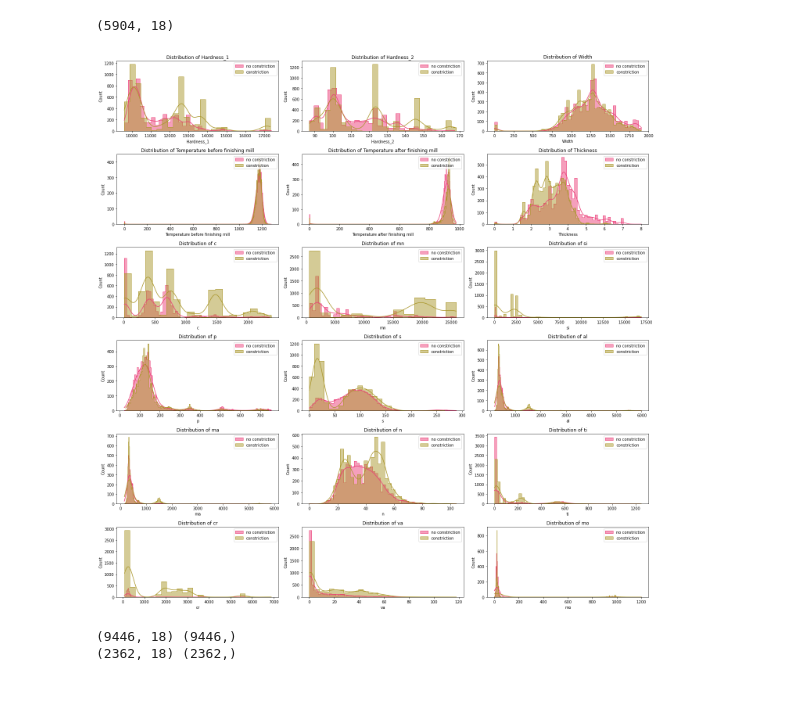
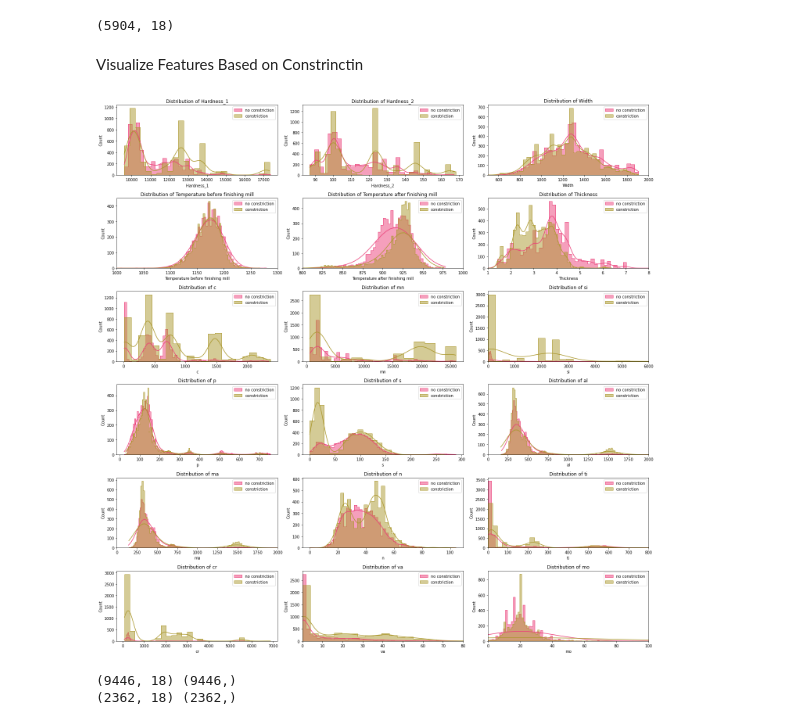
Before and after one commit to HavvaEb/ArcelorMittal_project, a Jupyter notebook: classification.ipynb, the cells around one changed output. Drawn from its saved outputs; the diff is of its cells as text; code cells hidden in the pictures; blank space fills up the shorter version.

```diff
--- a/classification.ipynb
+++ b/classification.ipynb
@@ -113,20 +113,43 @@ x1 = X_resampled[y_resampled==1]
 x1.shape
 # %% [output]
 (5904, 18)
+# %% [markdown]
+Visualize Features Based on Constrinctin
 # %%
 feature_cols=x0.columns[0:18].to_numpy()
 plt.figure(figsize=(20,20))
 for i,col in enumerate(feature_cols):
     plt.subplot(6,3,i+1)
     sns.histplot(data=x0,x=col,kde=True,element='step',color='#EC407A')
     sns.histplot(data=x1,x=col,kde=True,element='step',color='#AB982E')
     plt.legend(labels=['no constriction','_nolegend_','constriction','_nolegend_'])
     plt.title(f"Distribution of {col}")
+    if(col=='Temperature before finishing mill'):
+        plt.xlim([1000, 1300])
+    if(col=='Temperature after finishing mill'):
+        plt.xlim([800, 1000])
+    if(col=='Width'):
+        plt.xlim([500, 2000])
+    if(col=='Thickness'):
+        plt.xlim([1, 8])
+    if(col=='si'):
+        plt.xlim([0, 6000])
+    if(col=='al'):
+        plt.xlim([0, 2000])
+    if(col=='ma'):
+        plt.xlim([0, 2000])
+    if(col=='ti'):
+        plt.xlim([0, 800])
+    if(col=='va'):
+        plt.xlim([0, 80])
+    if(col=='mo'):
+        plt.xlim([0, 100])
+
 
 plt.tight_layout()
 plt.show()
 # %% [output]
-[figure, old version]
+[figure, new version]
 # %%
 # Split dataframe into random train and test subsets
 from sklearn.model_selection import train_test_split
```
Also changed, not shown: parts of 3 cells of this notebook, 4 other files.
